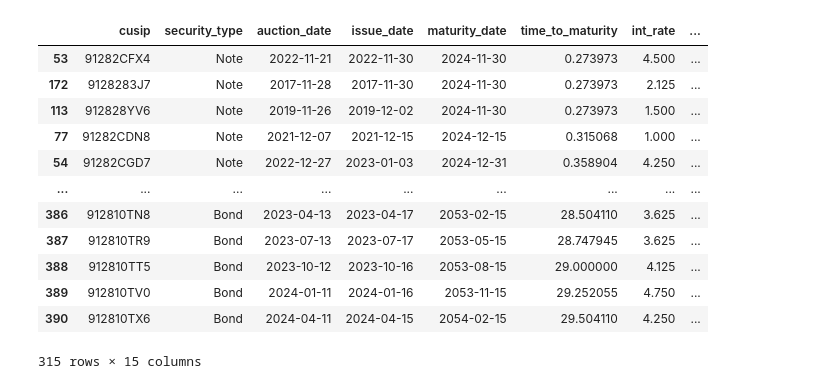
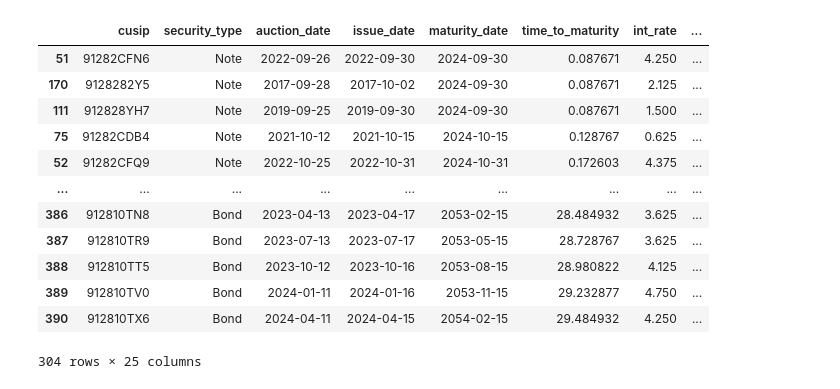
Before and after one commit to cleeclee123/Curvy-CUSIPs, a Jupyter notebook: examples/textbook_par_curve_build.ipynb, the cells around one changed output. Cells and saved outputs as stored; diff of their text form; code cells hidden in the pictures.

```diff
--- a/examples/textbook_par_curve_build.ipynb
+++ b/examples/textbook_par_curve_build.ipynb
@@ -37,32 +37,37 @@ nest_asyncio.apply()
 # %%
 cusip_curve_builder = CurveDataFetcher(use_ust_issue_date=True, no_logs_plz=True)
 # %%
-as_of_date = datetime(2024, 8, 22)
-quote_type = "eod"
+as_of_date = datetime(2024, 8, 29)
+quote_type = "bid"
 
 curve_set_df = cusip_curve_builder.build_curve_set(
     as_of_date=as_of_date,
     sorted=True,
     use_github=True,
+    # use_public_dotcom=True,
     include_off_the_run_number=True,
-    market_cols_to_return=[f"{quote_type}_price", f"{quote_type}_yield"]
+    market_cols_to_return=[f"{quote_type}_price", f"{quote_type}_yield"],
+    calc_free_float=True,
 )
 
 # remove OTRs and first off the runs due to liquidity premium
-filtered_curve_set_df = curve_set_df[(curve_set_df["is_on_the_run"] == False)]
-filtered_curve_set_df = filtered_curve_set_df[(curve_set_df["rank"] != 1)]
+filtered_curve_set_df = curve_set_df[(curve_set_df["rank"] != 0) & (curve_set_df["rank"] != 1)]
 
 # remove TBills
-filtered_curve_set_df = filtered_curve_set_df[
-    filtered_curve_set_df["security_type"] != "Bill"
-]
+filtered_curve_set_df = filtered_curve_set_df[filtered_curve_set_df["security_type"] != "Bill"]
+
+# remove low free float bonds (< $8bn)
+filtered_curve_set_df = filtered_curve_set_df[filtered_curve_set_df["free_float"] > 8000]
 
 # filter out bonds very close to maturity
-filtered_curve_set_df = filtered_curve_set_df[filtered_curve_set_df["time_to_maturity"] >= 0.25]
+filtered_curve_set_df = filtered_curve_set_df[filtered_curve_set_df["time_to_maturity"] >= 30/360]
 filtered_curve_set_df = filtered_curve_set_df.sort_values(by=["time_to_maturity"])
 
-# remove CTDs - need to implement
+# remove CTDs (this is a TODO)
 # filtered_curve_set_df = filtered_curve_set_df[filtered_curve_set_df["is_ctd"] == False]
 
+# remove cusips trading special in repo (this is a TODO)
+# filtered_curve_set_df = filtered_curve_set_df[filtered_curve_set_df["is_trading_special"] == False]
+
 filtered_curve_set_df
 # %% [output]
@@ -69,14 +76,14 @@ filtered_curve_set_df
 |  | cusip | security_type | auction_date | issue_date | maturity_date | time_to_maturity | int_rate | ... |
-| 53 | 91282CFX4 | Note | 2022-11-21 | 2022-11-30 | 2024-11-30 | 0.273973 | 4.500 | ... |
-| 172 | 9128283J7 | Note | 2017-11-28 | 2017-11-30 | 2024-11-30 | 0.273973 | 2.125 | ... |
-| 113 | 912828YV6 | Note | 2019-11-26 | 2019-12-02 | 2024-11-30 | 0.273973 | 1.500 | ... |
-| 77 | 91282CDN8 | Note | 2021-12-07 | 2021-12-15 | 2024-12-15 | 0.315068 | 1.000 | ... |
-| 54 | 91282CGD7 | Note | 2022-12-27 | 2023-01-03 | 2024-12-31 | 0.358904 | 4.250 | ... |
+| 51 | 91282CFN6 | Note | 2022-09-26 | 2022-09-30 | 2024-09-30 | 0.087671 | 4.250 | ... |
+| 170 | 9128282Y5 | Note | 2017-09-28 | 2017-10-02 | 2024-09-30 | 0.087671 | 2.125 | ... |
+| 111 | 912828YH7 | Note | 2019-09-25 | 2019-09-30 | 2024-09-30 | 0.087671 | 1.500 | ... |
+| 75 | 91282CDB4 | Note | 2021-10-12 | 2021-10-15 | 2024-10-15 | 0.128767 | 0.625 | ... |
+| 52 | 91282CFQ9 | Note | 2022-10-25 | 2022-10-31 | 2024-10-31 | 0.172603 | 4.375 | ... |
 | ... | ... | ... | ... | ... | ... | ... | ... | ... |
-| 386 | 912810TN8 | Bond | 2023-04-13 | 2023-04-17 | 2053-02-15 | 28.504110 | 3.625 | ... |
-| 387 | 912810TR9 | Bond | 2023-07-13 | 2023-07-17 | 2053-05-15 | 28.747945 | 3.625 | ... |
-| 388 | 912810TT5 | Bond | 2023-10-12 | 2023-10-16 | 2053-08-15 | 29.000000 | 4.125 | ... |
-| 389 | 912810TV0 | Bond | 2024-01-11 | 2024-01-16 | 2053-11-15 | 29.252055 | 4.750 | ... |
-| 390 | 912810TX6 | Bond | 2024-04-11 | 2024-04-15 | 2054-02-15 | 29.504110 | 4.250 | ... |
+| 386 | 912810TN8 | Bond | 2023-04-13 | 2023-04-17 | 2053-02-15 | 28.484932 | 3.625 | ... |
+| 387 | 912810TR9 | Bond | 2023-07-13 | 2023-07-17 | 2053-05-15 | 28.728767 | 3.625 | ... |
+| 388 | 912810TT5 | Bond | 2023-10-12 | 2023-10-16 | 2053-08-15 | 28.980822 | 4.125 | ... |
+| 389 | 912810TV0 | Bond | 2024-01-11 | 2024-01-16 | 2053-11-15 | 29.232877 | 4.750 | ... |
+| 390 | 912810TX6 | Bond | 2024-04-11 | 2024-04-15 | 2054-02-15 | 29.484932 | 4.250 | ... |
-315 rows × 15 columns
+304 rows × 25 columns
 # %%
```
Also changed, not shown: parts of 6 cells of this notebook, 5 other files.
